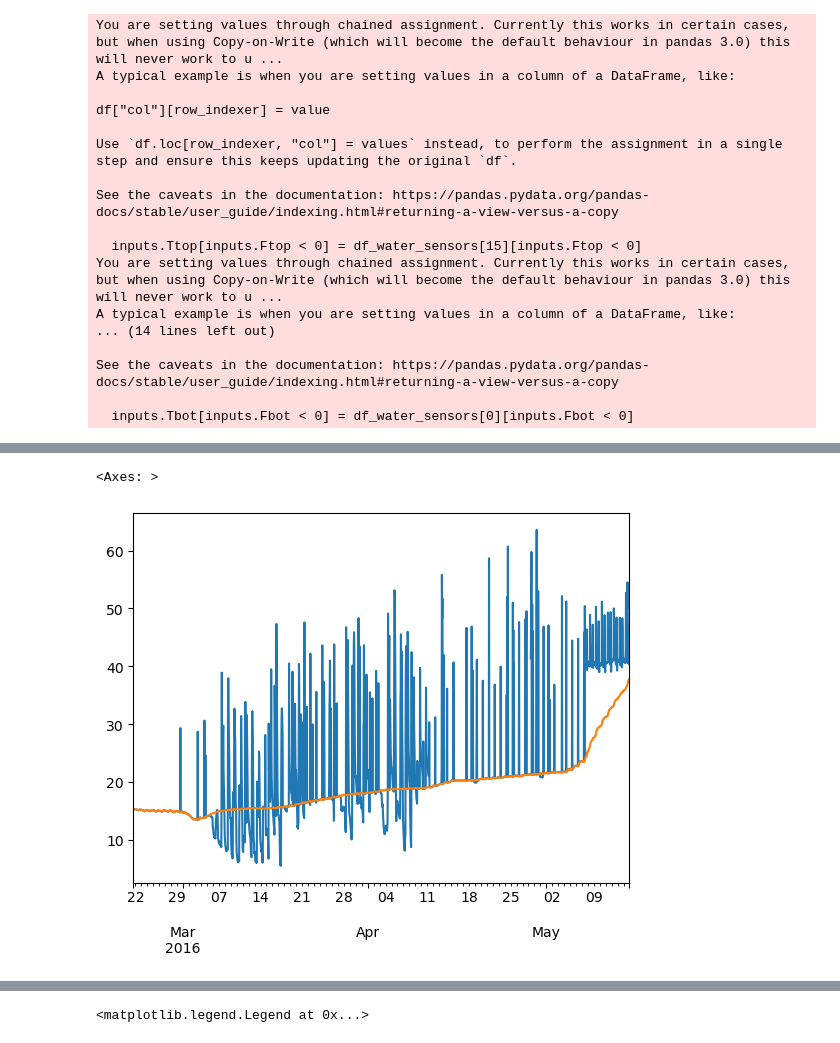
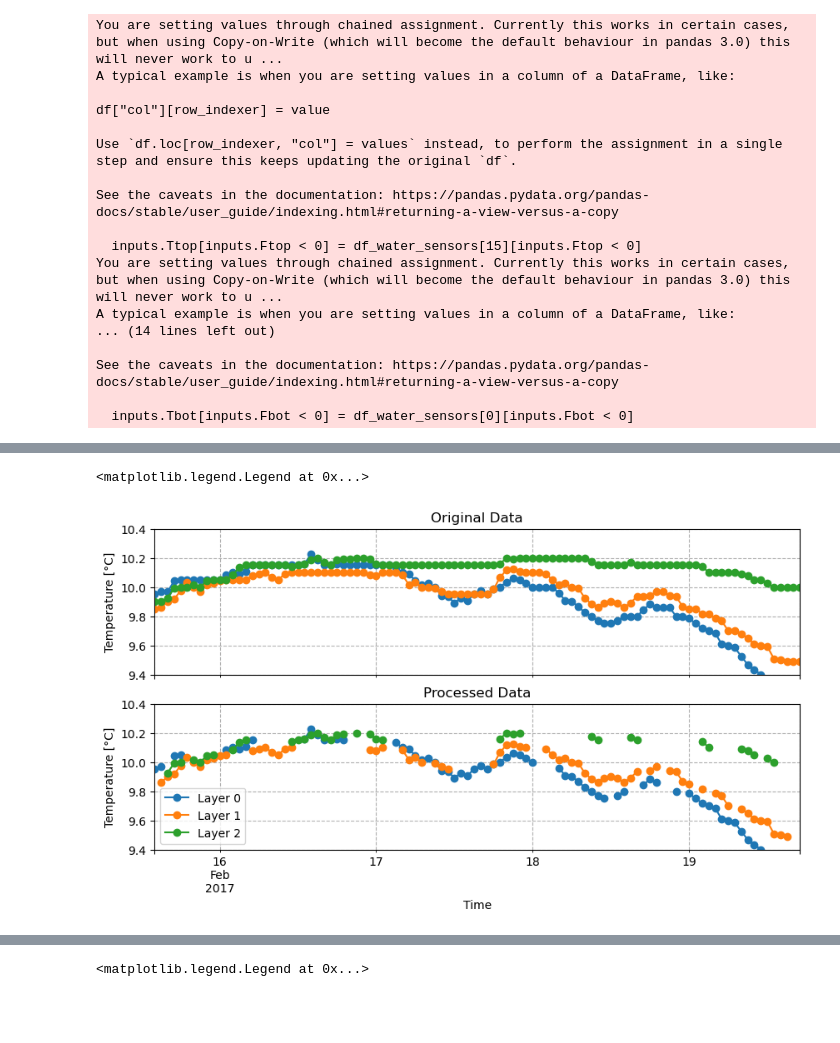
Before and after one commit to petergroenning/thesis_project, a Jupyter notebook: notebooks/make_dataset.ipynb, the cells around one changed output, grey strips where cells are left out. Cells and saved outputs as stored; diff of their text form; code cells hidden in the pictures; blank space fills up the shorter version.

```diff
--- a/notebooks/make_dataset.ipynb
+++ b/notebooks/make_dataset.ipynb
@@ -167,6 +147,33 @@ df['2017-02-01':'2017-02-02']
-# %%
-inputs.Tmid[10000:12000].plot()
-df_water_sensors[10][10000:12000].plot()
-# %% [output]
-<Axes: >
-[figure, removed]
+# %%
+temp = df_water_sensors.copy()
+temp = temp['2017-02-01':'2017-12-01']
+
+temp_df = df.copy()
+temp_df = temp_df['2017-02-01':'2017-12-01']
+
+fig, ax = plt.subplots(2, 1, figsize=(10, 5), sharex=True)
+temp[350:450][0].plot(ax=ax[0], marker = 'o', label='Layer 0')
+temp[350:450][1].plot(ax=ax[0], marker = 'o', label='Layer 1')
+temp[350:450][2].plot(ax=ax[0], marker = 'o', label='Layer 2')
+
+ax[0].grid(True, linestyle='--', which='both')
+
+ax[0].set_ylim(9.4,10.4)
+ax[0].set_ylabel('Temperature [°C]')
+ax[0].set_xlabel('Time')
+ax[0].set_title('Original Data')
+# ax[0].legend()
+
+temp_df[350:450][0].plot(ax=ax[1], label='Layer 0', marker = 'o')
+temp_df[350:450][1].plot(ax=ax[1], label='Layer 1', marker = 'o')
+temp_df[350:450][2].plot(ax=ax[1], label='Layer 2', marker = 'o')
+
+ax[1].grid(True, linestyle='--', which='both')
+ax[1].set_ylim(9.4,10.4)
+ax[1].set_ylabel('Temperature [°C]')
+ax[1].set_xlabel('Time')
+ax[1].set_title('Processed Data')
+ax[1].legend()
+# %% [output]
+<matplotlib.legend.Legend at 0x...>
+[figure, added]
```
Also changed, not shown: parts of 4 cells of this notebook, 30 other files.
